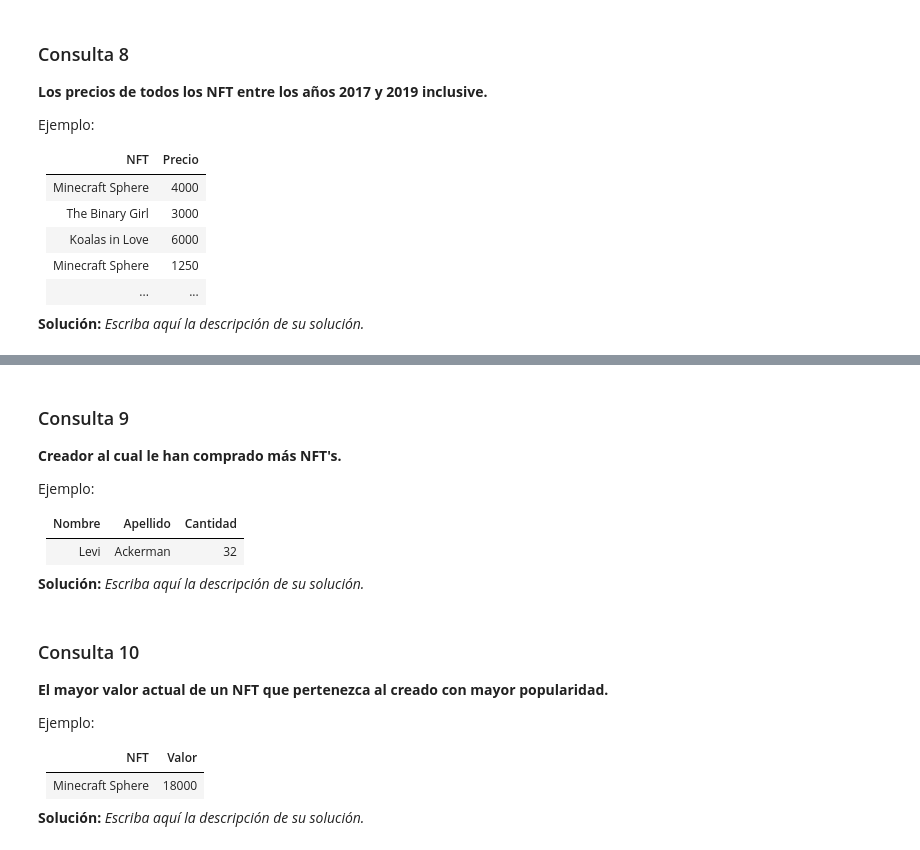
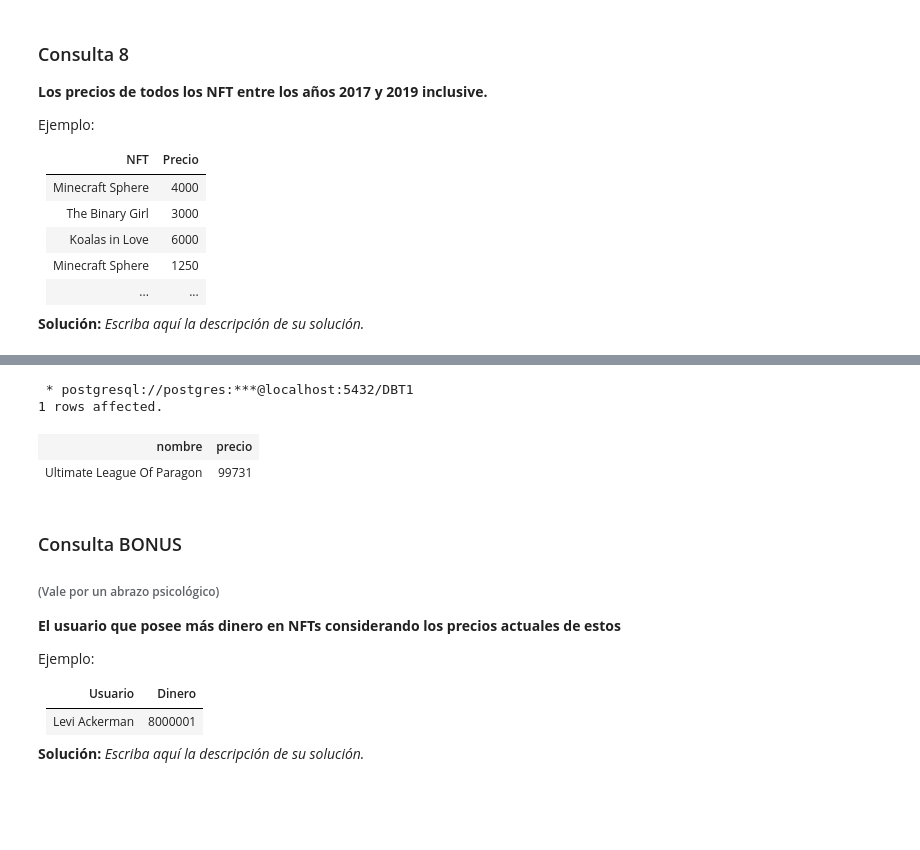
Before and after one commit to AceitonBastian/Base-De-Datos-INF239, a Jupyter notebook: Tarea-1-Grupo24/Tarea-1-Grupo24.ipynb, the cells around one changed output, grey strips where cells are left out. Cells and saved outputs as stored; diff of their text form; code cells hidden in the pictures; blank space fills up the shorter version.

```diff
--- a/Tarea-1-Grupo24/Tarea-1-Grupo24.ipynb
+++ b/Tarea-1-Grupo24/Tarea-1-Grupo24.ipynb
@@ -577,11 +628,52 @@ WHERE
+# %%
+%%sql
+SELECT
+    NFT.nombre, Precio_NFT.precio
+FROM
+    NFT INNER JOIN Precio_NFT
+ON
+    NFT.ID_nft = Precio_NFT.ID_nft
+WHERE
+    (NFT.ID_nft, Precio_NFT.precio) IN (
+        SELECT
+            NFT.ID_nft, Precio_NFT.precio AS Precio
+        FROM
+            NFT INNER JOIN Precio_NFT
+        ON
+            NFT.ID_nft = Precio_NFT.ID_nft
+        WHERE
+            (NFT.ID_nft, Precio_NFT.fecha) IN (
+                SELECT
+                    NFT.ID_nft, MAX(Precio_NFT.fecha)
+                FROM
+                    NFT INNER JOIN Precio_NFT
+                ON
+                    NFT.ID_nft = Precio_NFT.ID_nft
+                WHERE
+                    NFT.ID_creador = 8
+                GROUP BY
+                    NFT.ID_nft
+            ) AND NFT.ID_creador = 8
+        ORDER BY
+            Precio DESC
+        LIMIT
+            1
+    ) AND NFT.ID_creador = 8;
+# %% [output]
+ * postgresql://postgres:***@localhost:5432/DBT1
+1 rows affected.
+| nombre | precio |
+| Ultimate League Of Paragon | 99731 |
 # %% [markdown]
-### Consulta 9
-**Creador al cual le han comprado más NFT's.**
+### Consulta BONUS
+###### (Vale por un abrazo psicológico)
+
+**El usuario que posee más dinero en NFTs considerando los precios actuales de estos**
 
 Ejemplo:
 
-|Nombre |Apellido |Cantidad |
-|-|--|-----|
-| Levi |Ackerman |32|
+|Usuario |Dinero|
+|-|-------|
+|Levi Ackerman |8000001|
 
 **Solución:** _Escriba aquí la descripción de su solución._
@@ -596,11 +679,0 @@ WHERE
-# %% [markdown]
-### Consulta 10
-**El mayor valor actual de un NFT que pertenezca al creado con mayor popularidad.**
-
-Ejemplo:
-
-|NFT |Valor|
-|-|-------|
-|Minecraft Sphere |18000|
-
-**Solución:** _Escriba aquí la descripción de su solución._
```
Also changed, not shown: parts of 9 cells of this notebook.
